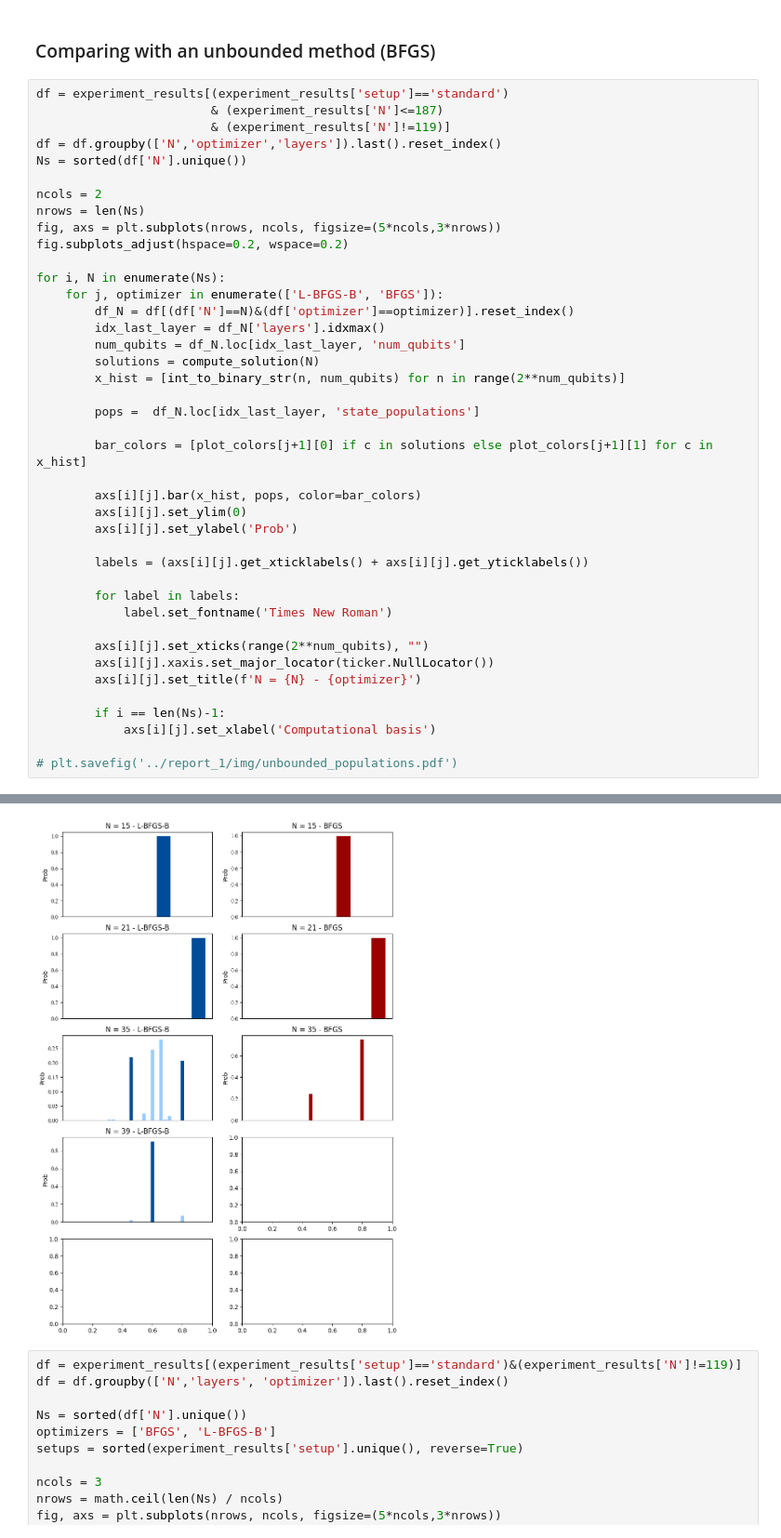
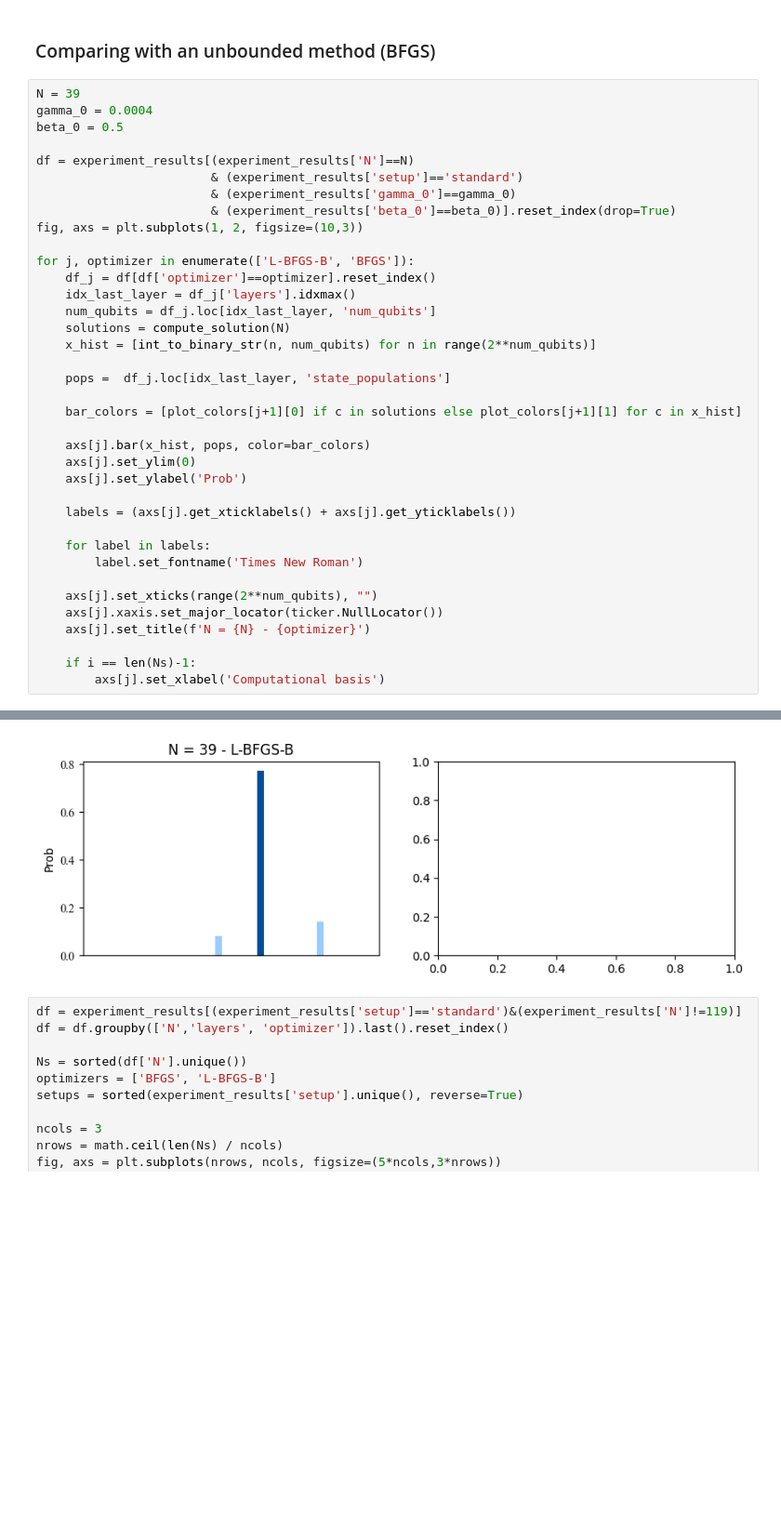
Before and after one commit to fpllcr/master-thesis, a Jupyter notebook: qaoa_factorization/notebooks/analysis.ipynb, the cells around one changed output, grey strips where cells are left out. Shown at 93% size. Drawn from its saved outputs; the diff is of its cells as text; blank space fills up the shorter version.

```diff
--- a/qaoa_factorization/notebooks/analysis.ipynb
+++ b/qaoa_factorization/notebooks/analysis.ipynb
@@ -547,49 +623,45 @@ for j in range(len(Ns), len(axs)):
 # %% [markdown]
 ### Comparing with an unbounded method (BFGS)
 # %%
-df = experiment_results[(experiment_results['setup']=='standard')
-                        & (experiment_results['N']<=187)
-                        & (experiment_results['N']!=119)]
-df = df.groupby(['N','optimizer','layers']).last().reset_index()
-Ns = sorted(df['N'].unique())
+N = 39
+gamma_0 = 0.0004
+beta_0 = 0.5
 
-ncols = 2
-nrows = len(Ns)
-fig, axs = plt.subplots(nrows, ncols, figsize=(5*ncols,3*nrows))
-fig.subplots_adjust(hspace=0.2, wspace=0.2)
+df = experiment_results[(experiment_results['N']==N)
+                        & (experiment_results['setup']=='standard')
+                        & (experiment_results['gamma_0']==gamma_0)
+                        & (experiment_results['beta_0']==beta_0)].reset_index(drop=True)
+fig, axs = plt.subplots(1, 2, figsize=(10,3))
 
-for i, N in enumerate(Ns):
-    for j, optimizer in enumerate(['L-BFGS-B', 'BFGS']):
-        df_N = df[(df['N']==N)&(df['optimizer']==optimizer)].reset_index()
-        idx_last_layer = df_N['layers'].idxmax()
-        num_qubits = df_N.loc[idx_last_layer, 'num_qubits']
-        solutions = compute_solution(N)
-        x_hist = [int_to_binary_str(n, num_qubits) for n in range(2**num_qubits)]
+for j, optimizer in enumerate(['L-BFGS-B', 'BFGS']):
+    df_j = df[df['optimizer']==optimizer].reset_index()
+    idx_last_layer = df_j['layers'].idxmax()
+    num_qubits = df_j.loc[idx_last_layer, 'num_qubits']
+    solutions = compute_solution(N)
+    x_hist = [int_to_binary_str(n, num_qubits) for n in range(2**num_qubits)]
 
-        pops =  df_N.loc[idx_last_layer, 'state_populations']
+    pops =  df_j.loc[idx_last_layer, 'state_populations']
 
-        bar_colors = [plot_colors[j+1][0] if c in solutions else plot_colors[j+1][1] for c in x_hist]
+    bar_colors = [plot_colors[j+1][0] if c in solutions else plot_colors[j+1][1] for c in x_hist]
 
-        axs[i][j].bar(x_hist, pops, color=bar_colors)
-        axs[i][j].set_ylim(0)
-        axs[i][j].set_ylabel('Prob')
+    axs[j].bar(x_hist, pops, color=bar_colors)
+    axs[j].set_ylim(0)
+    axs[j].set_ylabel('Prob')
 
-        labels = (axs[i][j].get_xticklabels() + axs[i][j].get_yticklabels())
+    labels = (axs[j].get_xticklabels() + axs[j].get_yticklabels())
 
-        for label in labels:
-            label.set_fontname('Times New Roman')
+    for label in labels:
+        label.set_fontname('Times New Roman')
 
-        axs[i][j].set_xticks(range(2**num_qubits), "")
-        axs[i][j].xaxis.set_major_locator(ticker.NullLocator())
-        axs[i][j].set_title(f'N = {N} - {optimizer}')
+    axs[j].set_xticks(range(2**num_qubits), "")
+    axs[j].xaxis.set_major_locator(ticker.NullLocator())
+    axs[j].set_title(f'N = {N} - {optimizer}')
 
-        if i == len(Ns)-1:
-            axs[i][j].set_xlabel('Computational basis')
-
-# plt.savefig('../report_1/img/unbounded_populations.pdf')
+    if i == len(Ns)-1:
+        axs[j].set_xlabel('Computational basis')
 # %% [output]
 ValueError: attempt to get argmax of an empty sequence
-[figure, old version]
+[figure, new version]
 # %%
 df = experiment_results[(experiment_results['setup']=='standard')&(experiment_results['N']!=119)]
 df = df.groupby(['N','layers', 'optimizer']).last().reset_index()
```
Also changed, not shown: parts of 4 cells of this notebook, 2 other files.
